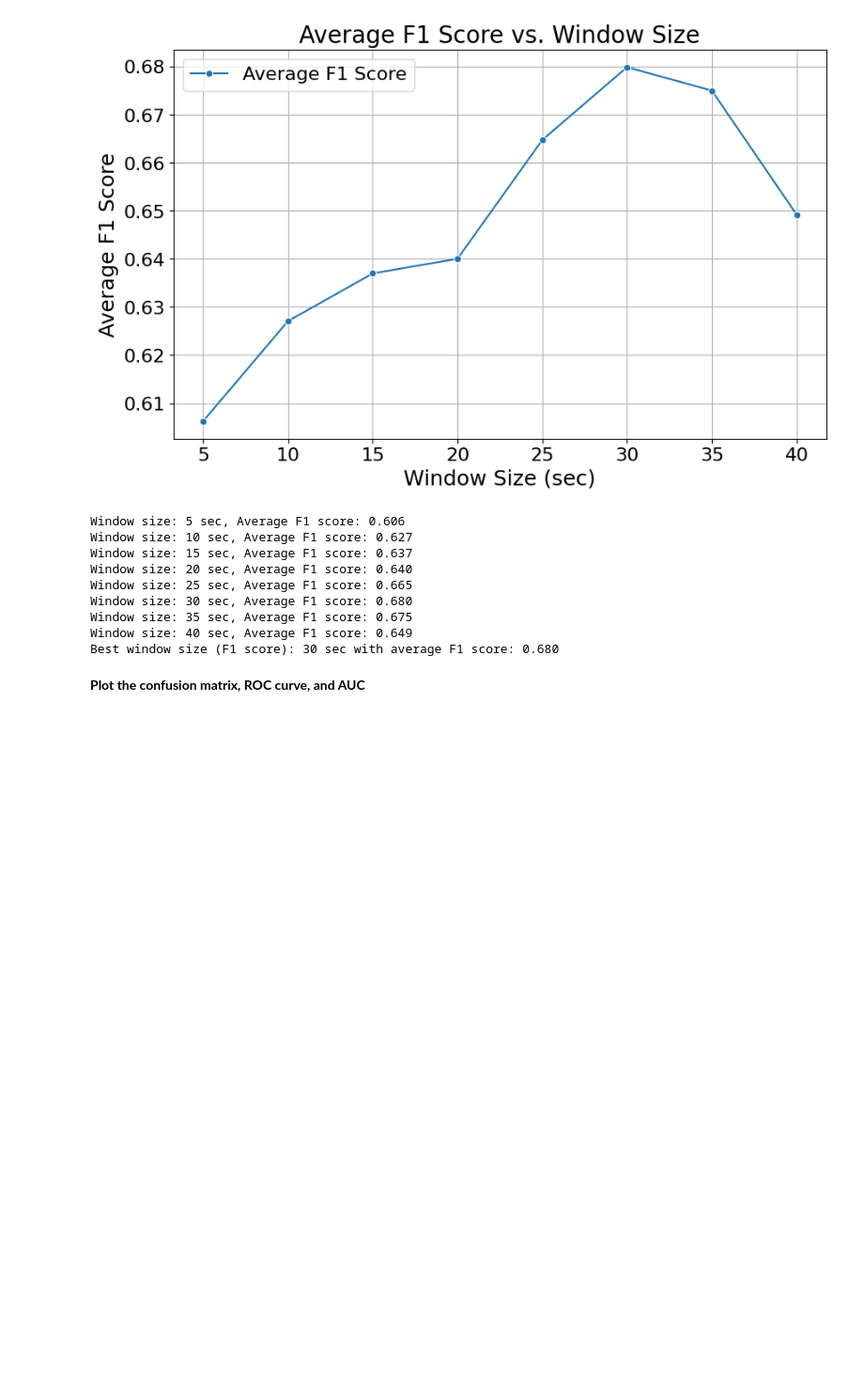
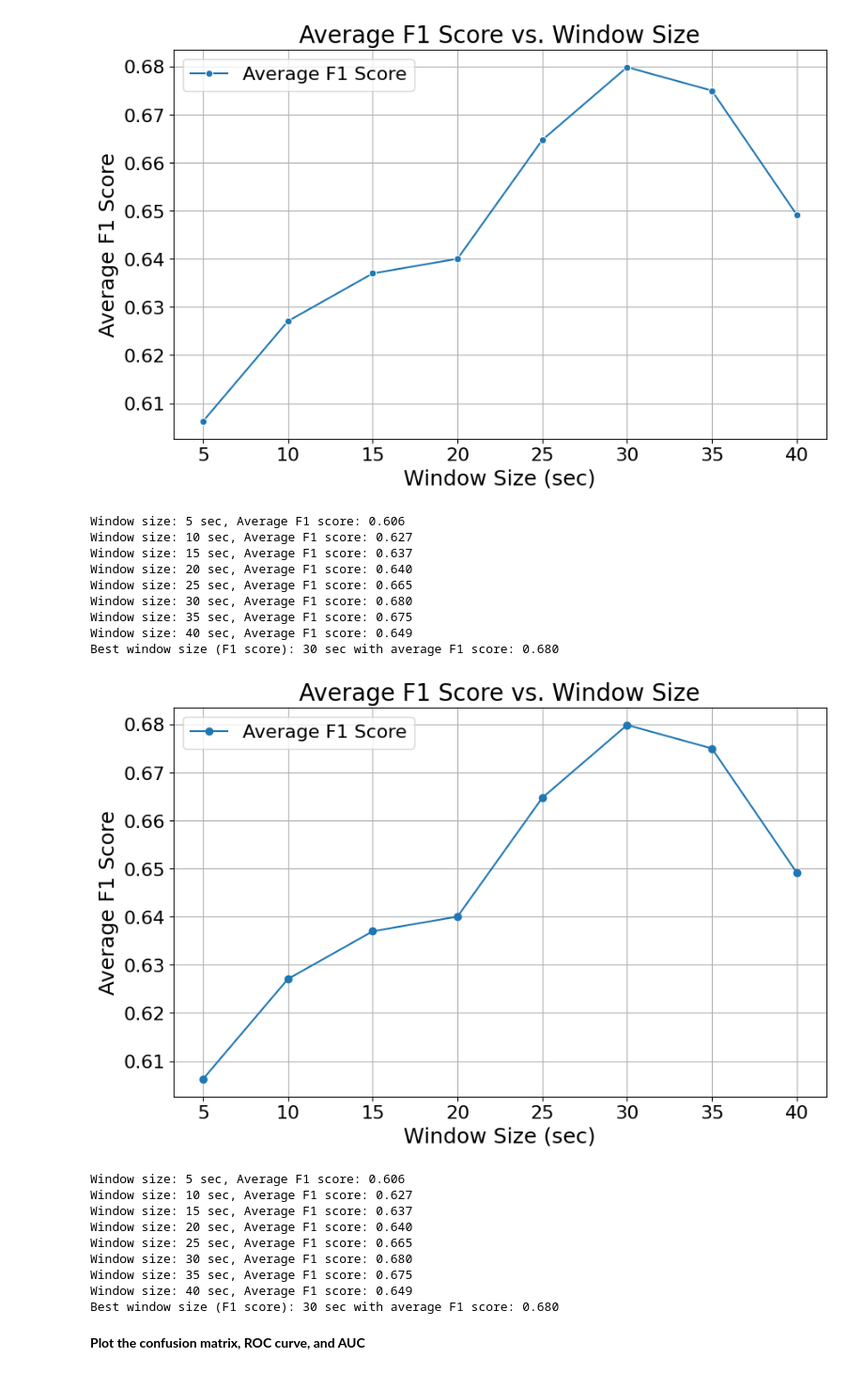
Before and after one commit to shiroyang/Mind-Wandering-Exp, a Jupyter notebook: Analysis/Summary/FreeViewing/Code/visualize_summary.ipynb, the cells around one changed output. Shown at 94% size. Drawn from its saved outputs; the diff is of its cells as text; code cells hidden in the pictures; blank space fills up the shorter version.

```diff
--- a/Analysis/Summary/FreeViewing/Code/visualize_summary.ipynb
+++ b/Analysis/Summary/FreeViewing/Code/visualize_summary.ipynb
@@ -339,5 +339,85 @@ Window size: 30 sec, Average F1 score: 0.680
 Window size: 35 sec, Average F1 score: 0.675
 Window size: 40 sec, Average F1 score: 0.649
 Best window size (F1 score): 30 sec with average F1 score: 0.680
+# %%
+import pandas as pd
+import numpy as np
+import matplotlib.pyplot as plt
+from sklearn.model_selection import GroupKFold, cross_val_score
+from sklearn.ensemble import RandomForestClassifier
+from sklearn.metrics import make_scorer, f1_score
+
+# Load CSV files into DataFrames
+window_sizes = [5 * i for i in range(1, 9)]
+dataframes = [pd.read_csv(f"../../../../Analysis/Summary/FreeViewing/Data/FreeViewing_Summary_{w}sec.csv") for w in window_sizes]
+
+# Blacklist of participants with missing data
+blacklist = ["22K", "25I", "29N", "39Y", "8I", "32S", "37T"]
+
+# Function to prepare data by participant, excluding blacklist
+def prepare_data(df):
+    df_filtered = df[~df['Participant'].isin(blacklist)]
+    X = df_filtered[['NumFix', 'AvgFixDur', 'NumBlink', 'AvgBlinkDur', 'AvgPupDia', 'VarPupDia', 'OffStimFram', 'AvgSacAmp', 'AvgFixDisp']]
+    y = df_filtered['Attention']
+    groups = df_filtered['Participant']
+    return X, y, groups
+
+# Number of iterations and random states
+iterations = 10
+random_states = range(iterations)
+
+# Loop through each DataFrame and random states
+results = {w: {'f1_score': []} for w in window_sizes}
+for w, df in zip(window_sizes, dataframes):
+    X, y, groups = prepare_data(df)
+    # Define the cross-validation strategy
+    gkf = GroupKFold(n_splits=5)
+
+    # Collect cross-validation scores for each random state
+    for random_state in random_states:
+        clf = RandomForestClassifier(random_state=random_state)
+        f1_scorer = make_scorer(f1_score)
+        f1_scores = cross_val_score(clf, X, y, groups=groups, cv=gkf, scoring=f1_scorer)
+        results[w]['f1_score'].extend(f1_scores)
+
+# Calculate average F1 score for each window size
+average_results = {w: {'average_f1_score': np.mean(scores['f1_score'])} for w, scores in results.items()}
+
+# Convert average_results to a DataFrame for plotting
+average_results_df = pd.DataFrame.from_dict(average_results, orient='index').reset_index()
+average_results_df.columns = ['window_size', 'average_f1_score']
+
+# Plot using Matplotlib
+plt.figure(figsize=(10, 6))
+plt.plot(average_results_df['window_size'], average_results_df['average_f1_score'], marker='o', label='Average F1 Score')
+
+# Adjust font sizes
+plt.xlabel('Window Size (sec)', fontsize=18)
+plt.ylabel('Average F1 Score', fontsize=18)
+plt.title('Average F1 Score vs. Window Size', fontsize=20)
+plt.legend(fontsize=16)
+plt.grid(True)
+plt.xticks(fontsize=16)
+plt.yticks(fontsize=16)
+plt.show()
+
+# Print results
+for w, metrics in average_results.items():
+    print(f"Window size: {w} sec, Average F1 score: {metrics['average_f1_score']:.3f}")
+
+# Find the best window size based on F1 score
+best_window_f1 = max(average_results, key=lambda w: average_results[w]['average_f1_score'])
+print(f"Best window size (F1 score): {best_window_f1} sec with average F1 score: {average_results[best_window_f1]['average_f1_score']:.3f}")
+# %% [output]
+[figure, added]
+Window size: 5 sec, Average F1 score: 0.606
+Window size: 10 sec, Average F1 score: 0.627
+Window size: 15 sec, Average F1 score: 0.637
+Window size: 20 sec, Average F1 score: 0.640
+Window size: 25 sec, Average F1 score: 0.665
+Window size: 30 sec, Average F1 score: 0.680
+Window size: 35 sec, Average F1 score: 0.675
+Window size: 40 sec, Average F1 score: 0.649
+Best window size (F1 score): 30 sec with average F1 score: 0.680
 # %% [markdown]
 **Plot the confusion matrix, ROC curve, and AUC**
```
Also changed, not shown: parts of 4 cells of this notebook, 6 other files.
